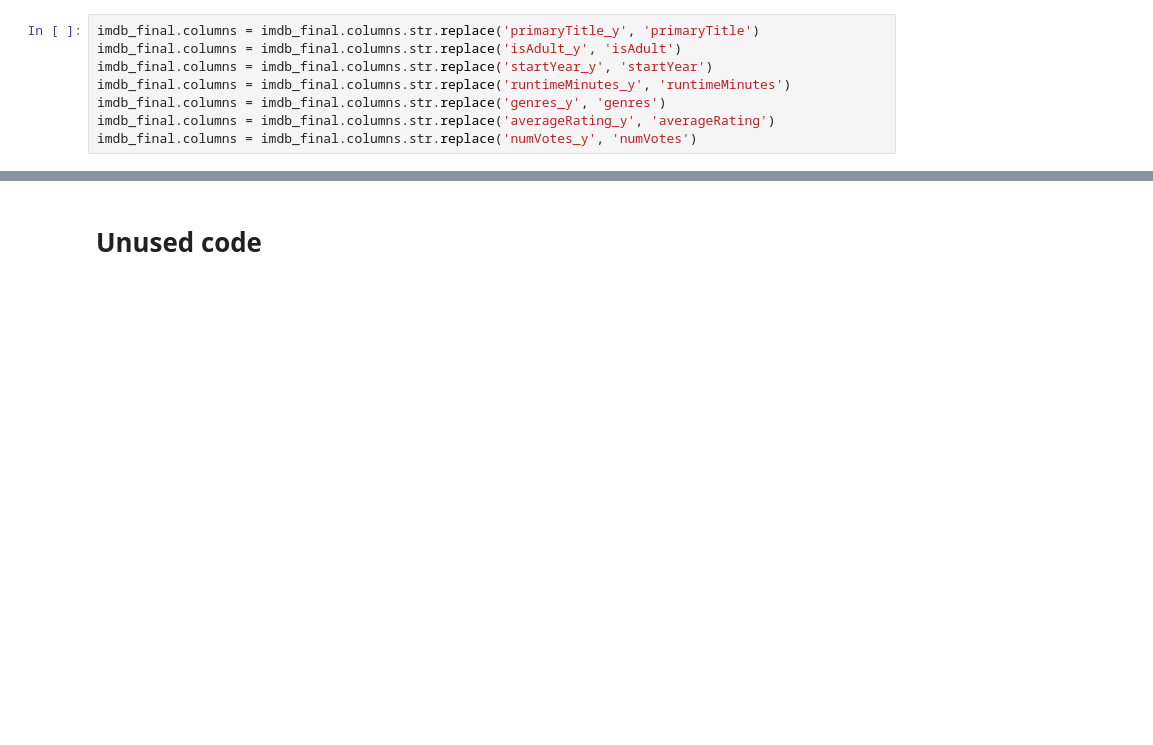
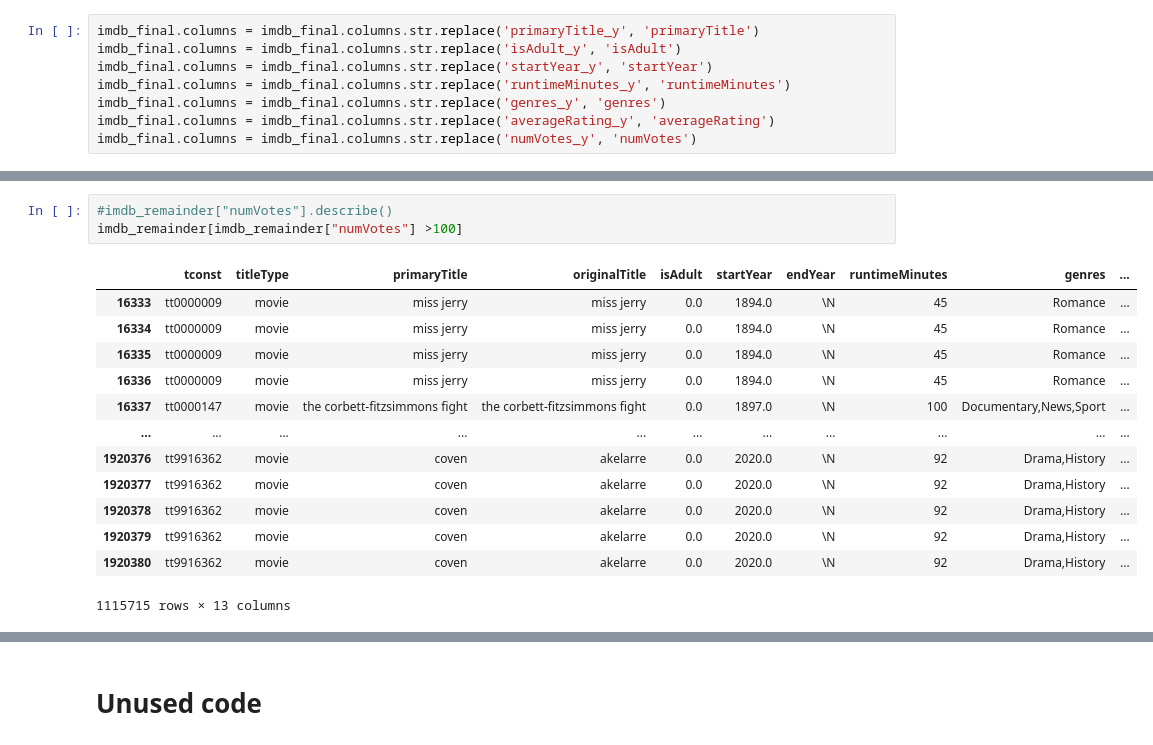
Before and after one commit to adambrennan150/Franchises, a Jupyter notebook: IMDB_Wiki_Matching.ipynb, the cells around one changed output, grey strips where cells are left out. Saved outputs shown, nothing was run; the diff lists cells and outputs as text; blank space fills up the shorter version.

```diff
--- a/IMDB_Wiki_Matching.ipynb
+++ b/IMDB_Wiki_Matching.ipynb
@@ -246,0 +361,17 @@ imdb_final.to_csv("movies_with_franchises.csv")
+# %%
+#imdb_remainder["numVotes"].describe()
+imdb_remainder[imdb_remainder["numVotes"] >100]
+# %% [output]
+|  | tconst | titleType | primaryTitle | originalTitle | isAdult | startYear | endYear | runtimeMinutes | genres | ... |
+| 16333 | tt0000009 | movie | miss jerry | miss jerry | 0.0 | 1894.0 | \N | 45 | Romance | ... |
+| 16334 | tt0000009 | movie | miss jerry | miss jerry | 0.0 | 1894.0 | \N | 45 | Romance | ... |
+| 16335 | tt0000009 | movie | miss jerry | miss jerry | 0.0 | 1894.0 | \N | 45 | Romance | ... |
+| 16336 | tt0000009 | movie | miss jerry | miss jerry | 0.0 | 1894.0 | \N | 45 | Romance | ... |
+| 16337 | tt0000147 | movie | the corbett-fitzsimmons fight | the corbett-fitzsimmons fight | 0.0 | 1897.0 | \N | 100 | Documentary,News,Sport | ... |
+| ... | ... | ... | ... | ... | ... | ... | ... | ... | ... | ... |
+| 1920376 | tt9916362 | movie | coven | akelarre | 0.0 | 2020.0 | \N | 92 | Drama,History | ... |
+| 1920377 | tt9916362 | movie | coven | akelarre | 0.0 | 2020.0 | \N | 92 | Drama,History | ... |
+| 1920378 | tt9916362 | movie | coven | akelarre | 0.0 | 2020.0 | \N | 92 | Drama,History | ... |
+| 1920379 | tt9916362 | movie | coven | akelarre | 0.0 | 2020.0 | \N | 92 | Drama,History | ... |
+| 1920380 | tt9916362 | movie | coven | akelarre | 0.0 | 2020.0 | \N | 92 | Drama,History | ... |
+1115715 rows × 13 columns
```
Also changed, not shown: parts of 25 cells of this notebook.
